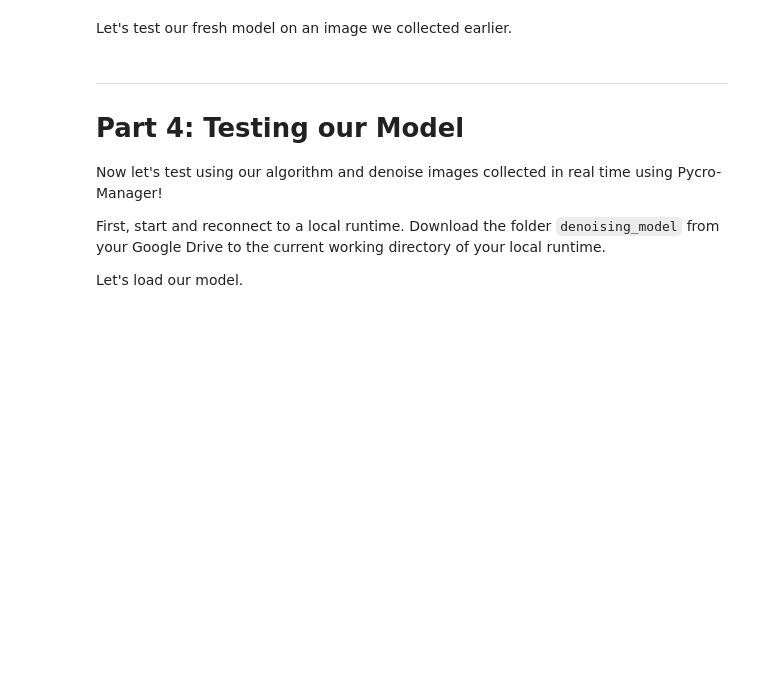
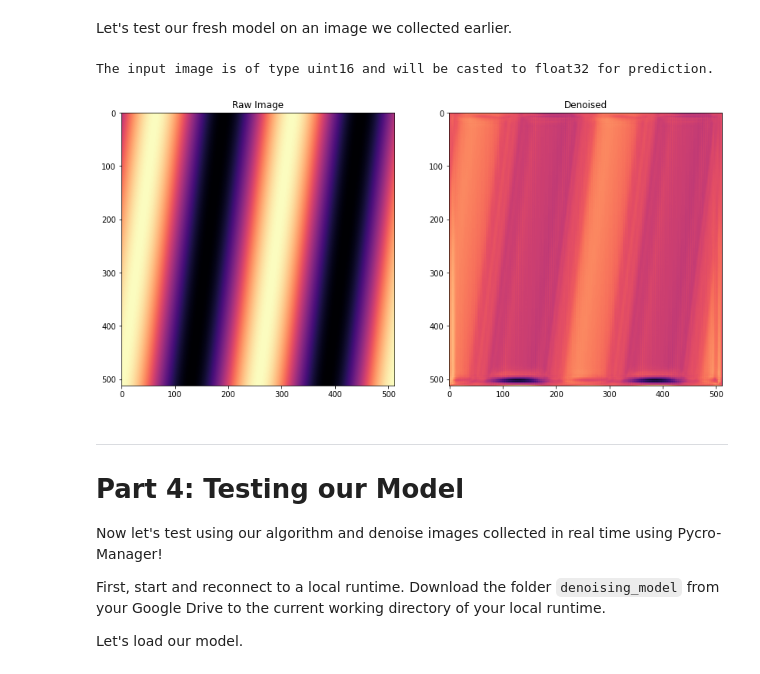
Before and after one commit to micro-manager/pycro-manager, a Jupyter notebook: docs/source/pycro_manager_denoising_demo_n2v.ipynb, the cells around one changed output. Cells and saved outputs as stored; diff of their text form; code cells hidden in the pictures; blank space fills up the shorter version.

```diff
--- a/docs/source/pycro_manager_denoising_demo_n2v.ipynb
+++ b/docs/source/pycro_manager_denoising_demo_n2v.ipynb
@@ -129,9 +175,10 @@ plt.imshow(imgs[1], cmap='magma')
 # %%
-patches = datagen.generate_patches_from_list(imgs, shape=(64,64))
-import random
-random.shuffle(patches)
+patches = []
+patches = datagen.generate_patches_from_list(imgs, shape=(64,64), shuffle=True)
+
 divide = int(len(patches)/8)
 train_patches = patches[divide:]
 val_patches = patches[:divide]
 print(len(train_patches))
 print(len(val_patches))
+print(len(patches))
@@ -162,4 +240,4 @@ drive.mount('/content/gdrive')
 model_name = 'n2v_fluorescence_microscopy'
 model_dir = '/content/gdrive/My Drive/denoising_model'
 # We are now creating our network model.
-model = N2V(config=config, name=model_name, basedir=basedir)
+model = N2V(config=config, name=model_name, basedir=model_dir)
@@ -172,12 +289,15 @@ Let's test our fresh model on an image we collected earlier.
 # %%
 pred = model.predict(testImg, axes='YX')
 plt.figure(figsize=(14,7))
 plt.subplot(1,2,1)
-plt.imshow(img, cmap='magma')
+plt.imshow(testImg, cmap='magma')
 plt.title('Raw Image');
 plt.subplot(1,2,2)
 plt.imshow(pred, cmap='magma')
 plt.title('Denoised');
+# %% [output]
+The input image is of type uint16 and will be casted to float32 for prediction.
+[figure, added]
 # %% [markdown]
 <hr style="height:2px;">
 
```
Also changed, not shown: parts of 16 cells of this notebook.
